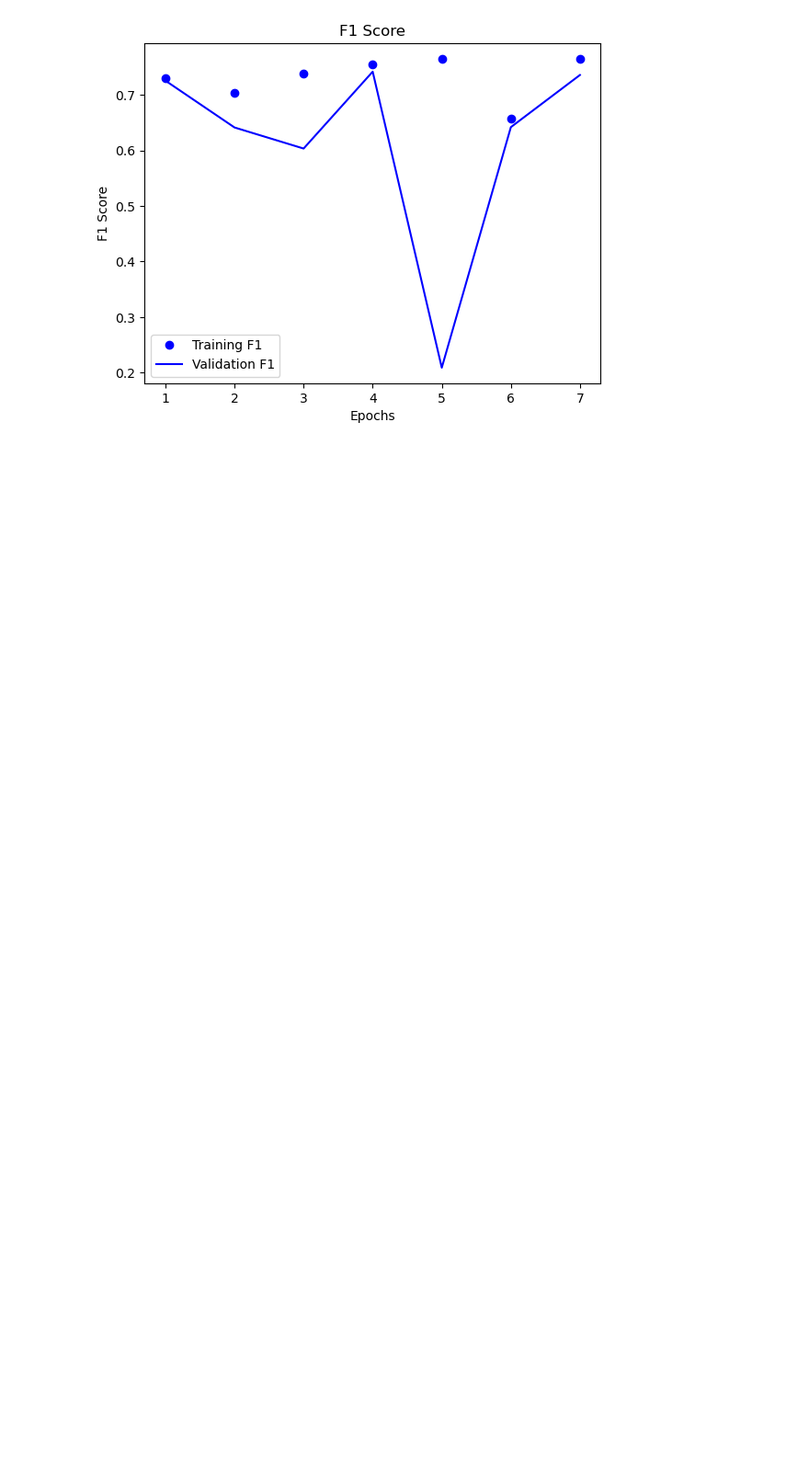
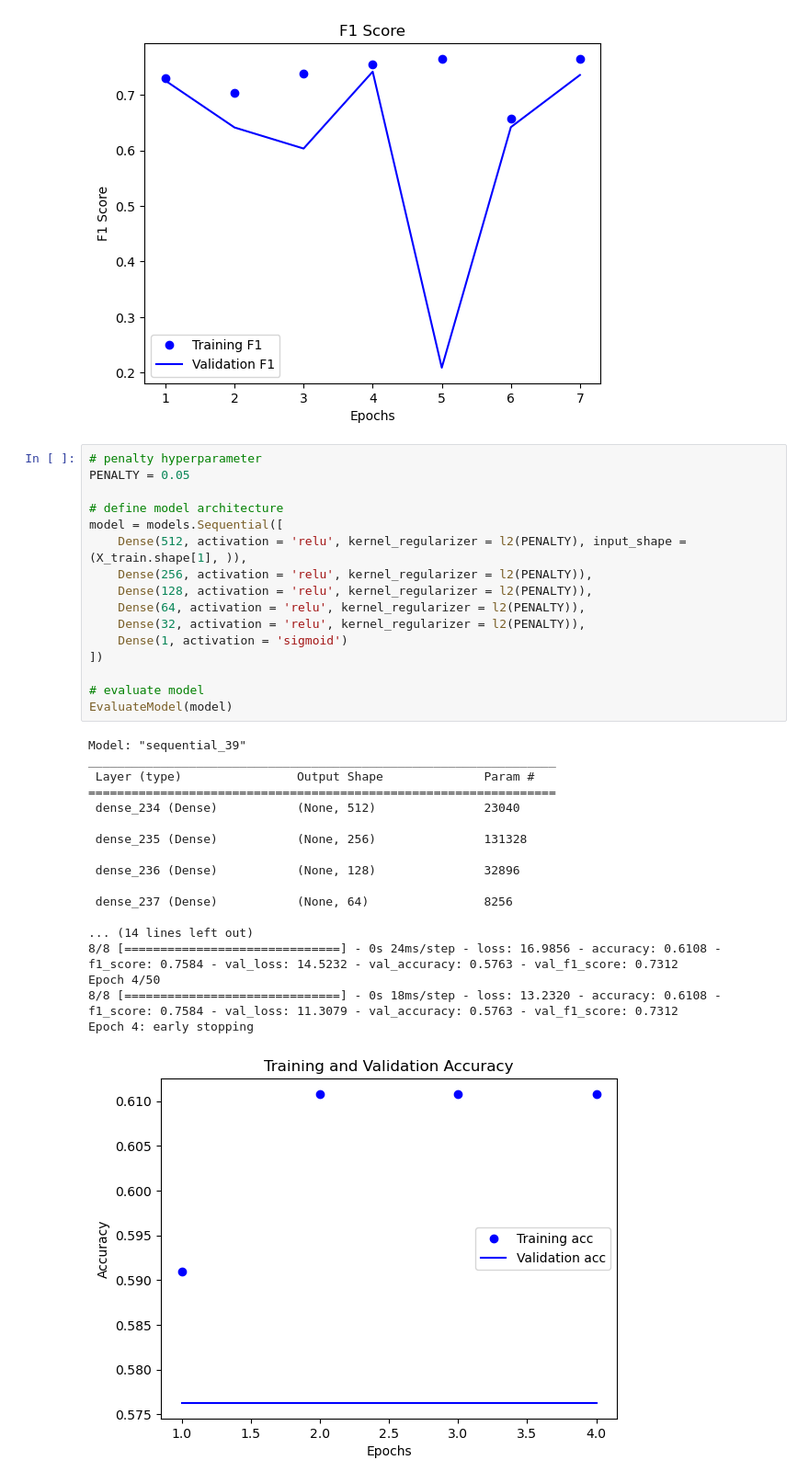
Before and after one commit to akiehl2000/STAA578_Homework, a Jupyter notebook: Homework2/homework2.ipynb, the cells around one changed output. Shown at 92% size. Cells and saved outputs as stored; diff of their text form; blank space fills up the shorter version.

Commit message:
Try more hyperparameters

```diff
--- a/Homework2/homework2.ipynb
+++ b/Homework2/homework2.ipynb
@@ -334,3 +334,38 @@ Epoch 7: early stopping
 [figure]
 [figure]
 [figure]
+# %%
+# penalty hyperparameter
+PENALTY = 0.05
+
+# define model architecture
+model = models.Sequential([
+    Dense(512, activation = 'relu', kernel_regularizer = l2(PENALTY), input_shape = (X_train.shape[1], )),
+    Dense(256, activation = 'relu', kernel_regularizer = l2(PENALTY)),
+    Dense(128, activation = 'relu', kernel_regularizer = l2(PENALTY)),
+    Dense(64, activation = 'relu', kernel_regularizer = l2(PENALTY)),
+    Dense(32, activation = 'relu', kernel_regularizer = l2(PENALTY)),
+    Dense(1, activation = 'sigmoid')
+])
+
+# evaluate model
+EvaluateModel(model)
+# %% [output]
+Model: "sequential_39"
+_________________________________________________________________
+ Layer (type)                Output Shape              Param #
+=================================================================
+ dense_234 (Dense)           (None, 512)               23040
+
+ dense_235 (Dense)           (None, 256)               131328
+
+ dense_236 (Dense)           (None, 128)               32896
+
+ dense_237 (Dense)           (None, 64)                8256
+
+... (14 lines left out)
+8/8 [==============================] - 0s 24ms/step - loss: 16.9856 - accuracy: 0.6108 - f1_score: 0.7584 - val_loss: 14.5232 - val_accuracy: 0.5763 - val_f1_score: 0.7312
+Epoch 4/50
+8/8 [==============================] - 0s 18ms/step - loss: 13.2320 - accuracy: 0.6108 - f1_score: 0.7584 - val_loss: 11.3079 - val_accuracy: 0.5763 - val_f1_score: 0.7312
+Epoch 4: early stopping
+[figure, added]
```
Also changed, not shown: parts of 9 cells of this notebook.
